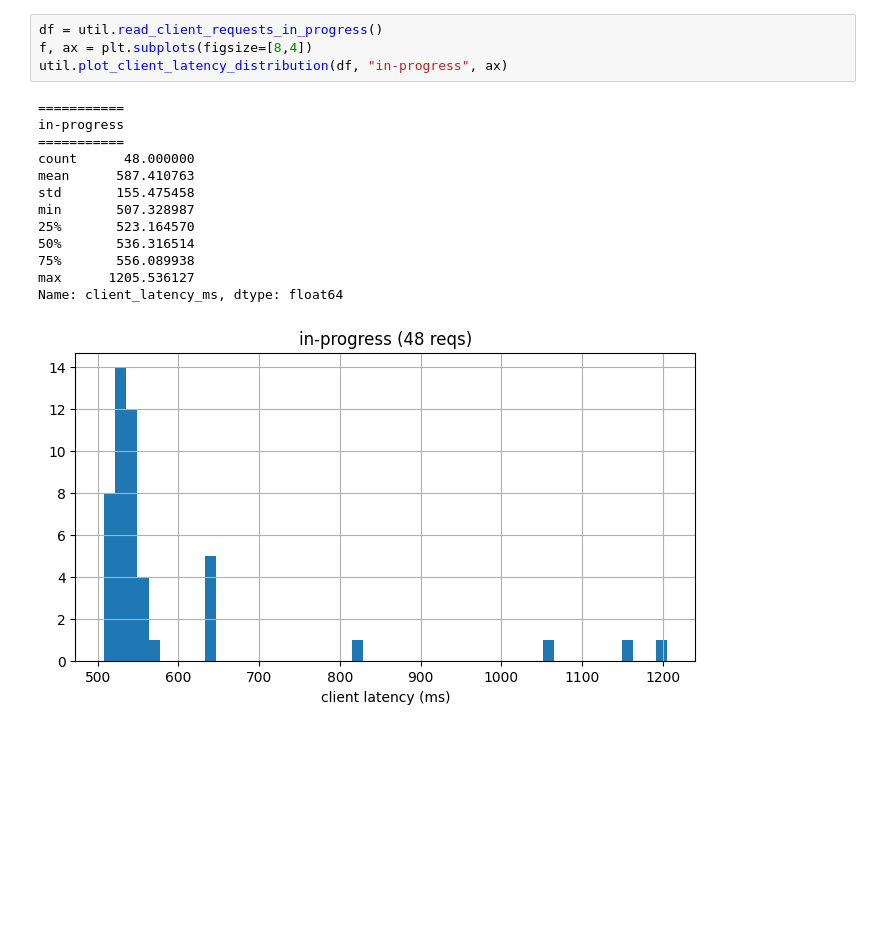
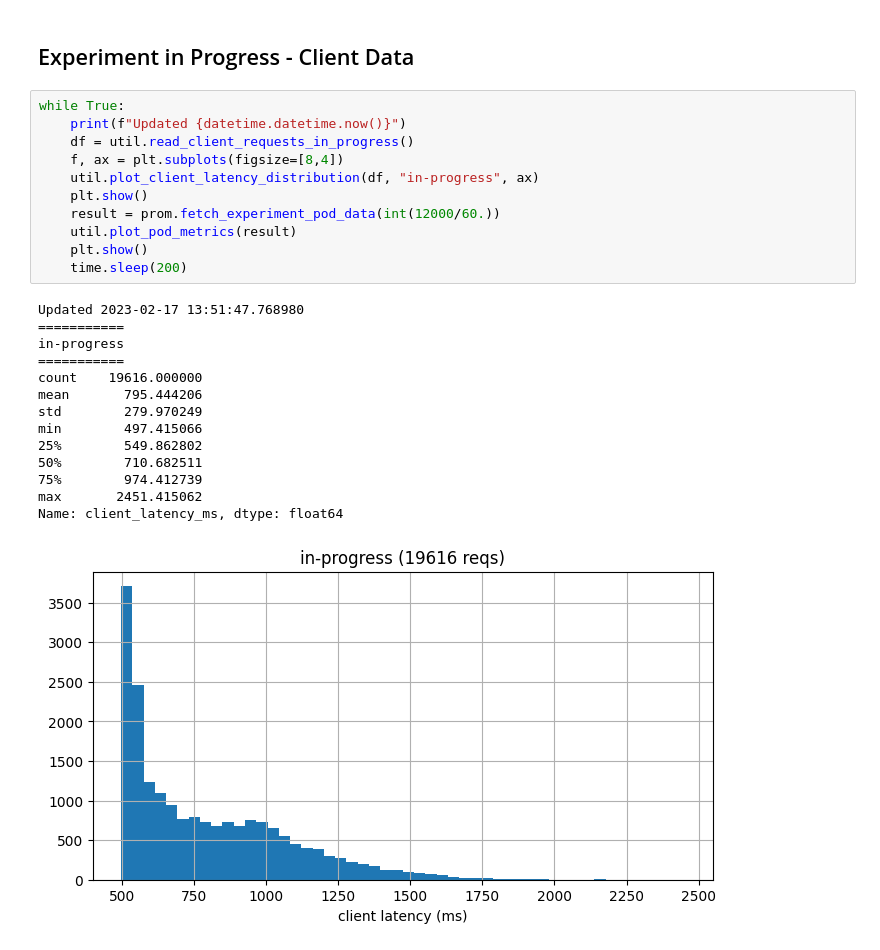
Before and after one commit to DrSkippy/Deploy-ML-Models, a Jupyter notebook: LoadFlaskDeploy/notebooks/EDA.ipynb, the cells around one changed output. Drawn from its saved outputs; the diff is of its cells as text; blank space fills up the shorter version.

```diff
--- a/LoadFlaskDeploy/notebooks/EDA.ipynb
+++ b/LoadFlaskDeploy/notebooks/EDA.ipynb
@@ -33,18 +13,28 @@ Name: client_latency_ms, dtype: float64
+# %% [markdown]
+## Experiment in Progress - Client Data
 # %%
-df = util.read_client_requests_in_progress()
-f, ax = plt.subplots(figsize=[8,4])
-util.plot_client_latency_distribution(df, "in-progress", ax)
+while True:
+    print(f"Updated {datetime.datetime.now()}")
+    df = util.read_client_requests_in_progress()
+    f, ax = plt.subplots(figsize=[8,4])
+    util.plot_client_latency_distribution(df, "in-progress", ax)
+    plt.show()
+    result = prom.fetch_experiment_pod_data(int(12000/60.))
+    util.plot_pod_metrics(result)
+    plt.show()
+    time.sleep(200)
 # %% [output]
+Updated 2023-02-17 13:51:47.768980
 ===========
 in-progress
 ===========
-count      48.000000
-mean      587.410763
-std       155.475458
-min       507.328987
-25%       523.164570
-50%       536.316514
-75%       556.089938
-max      1205.536127
+count    19616.000000
+mean       795.444206
+std        279.970249
+min        497.415066
+25%        549.862802
+50%        710.682511
+75%        974.412739
+max       2451.415062
 Name: client_latency_ms, dtype: float64
-[figure, old version]
+[figure, new version]
```
Also changed, not shown: parts of 24 cells of this notebook, 5 other files.
